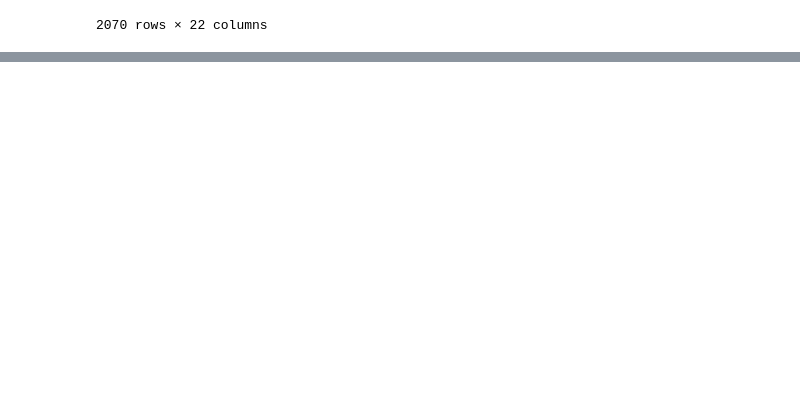
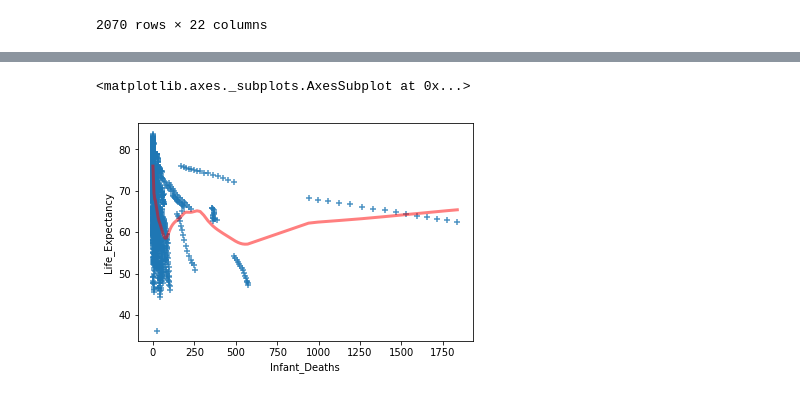
Before and after one commit to PVineeth/lifeexp_ml, a Jupyter notebook: Sub_Modules/Regression_Analysis/Regression_Analysis.ipynb, the cells around one changed output, grey strips where cells are left out. Saved outputs shown, nothing was run; the diff lists cells and outputs as text; code cells hidden in the pictures; blank space fills up the shorter version.

Commit message:
Added few graphs

```diff
--- a/Sub_Modules/Regression_Analysis/Regression_Analysis.ipynb
+++ b/Sub_Modules/Regression_Analysis/Regression_Analysis.ipynb
@@ -77,0 +84,6 @@ X
+# %%
+# Draw a scatter plot with linear regression line
+sb.regplot(x=X.columns[3], y="Life_Expectancy", lowess=True, marker="+", line_kws={"color":"r","alpha":0.5,"lw":3}, data=data)
+# %% [output]
+<matplotlib.axes._subplots.AxesSubplot at 0x...>
+[figure, added]
```
Also changed, not shown: parts of 2 cells of this notebook.
